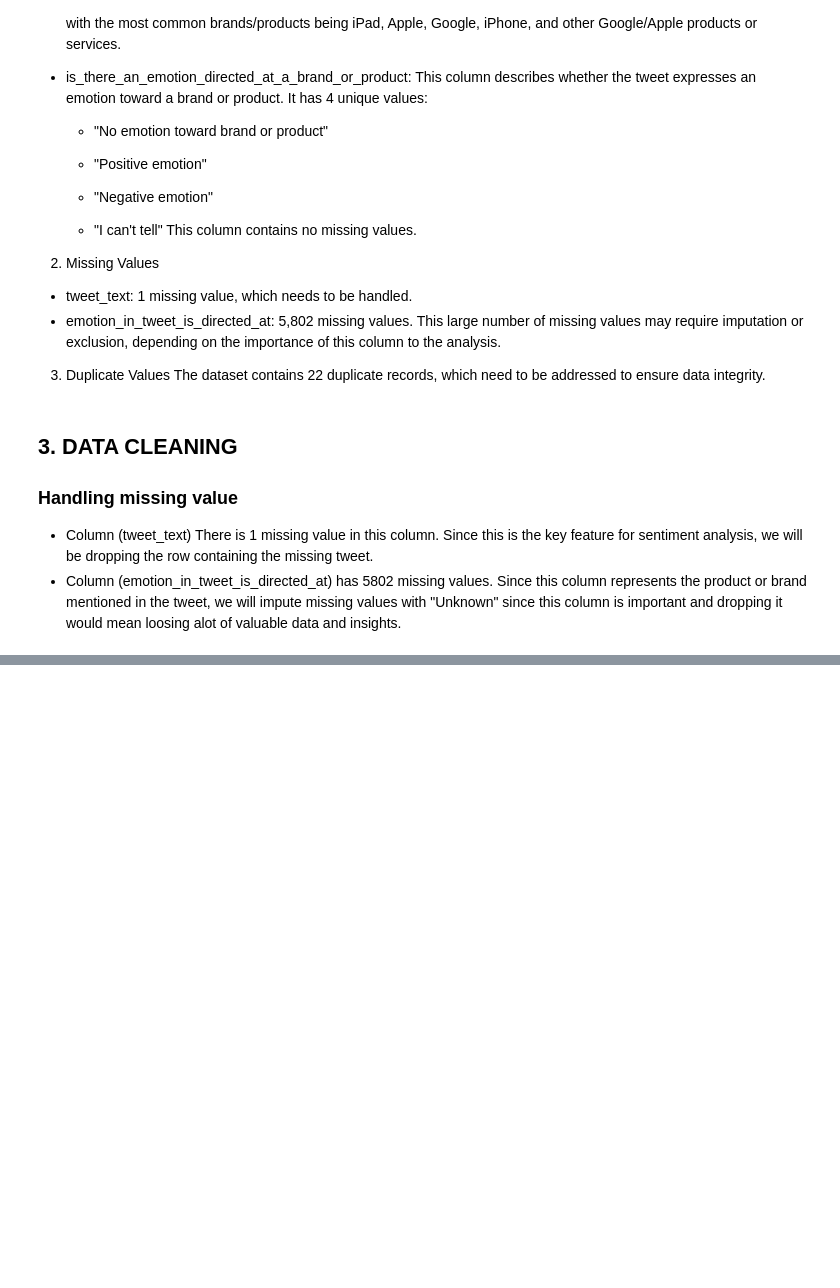
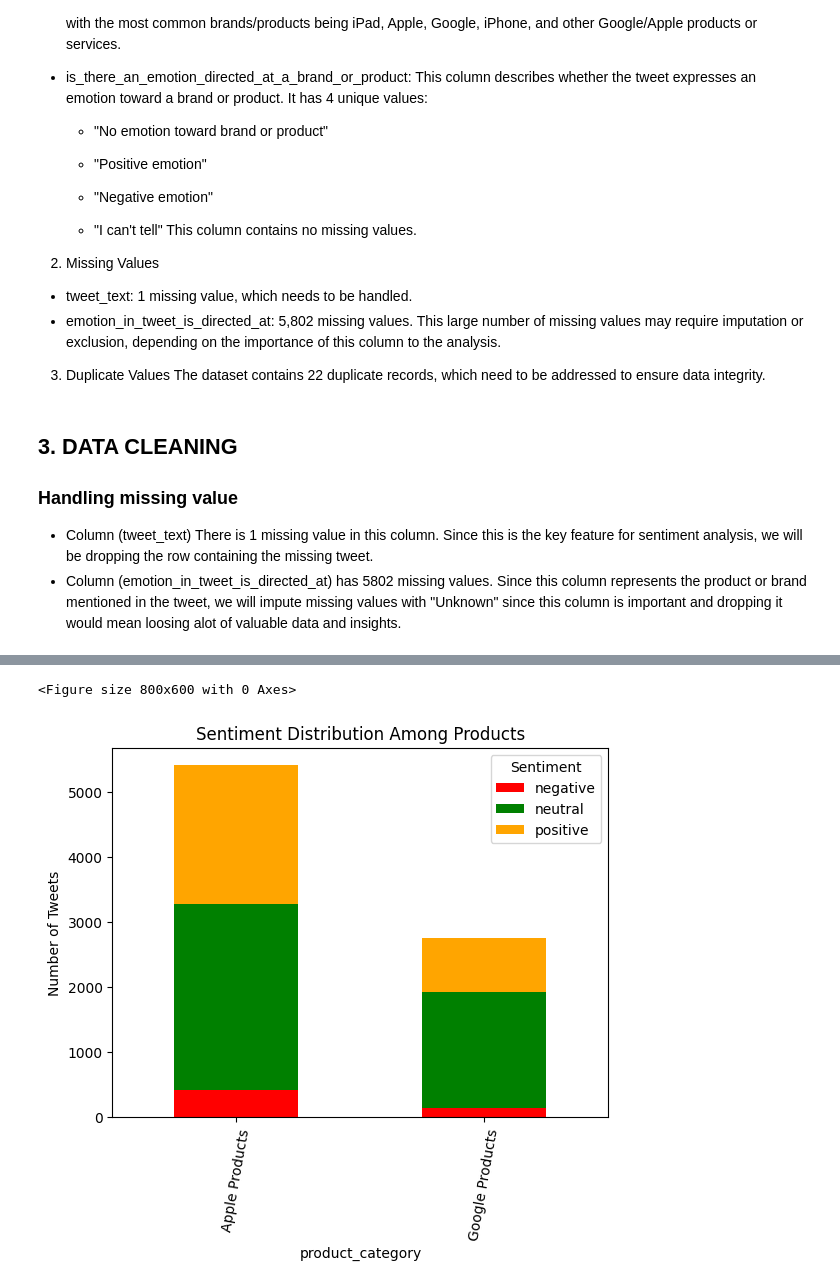
Before and after one commit to Kanyi254/sentiment-analysis, a Jupyter notebook: Untitled1.ipynb, the cells around one changed output, grey strips where cells are left out. Cells and saved outputs as stored; diff of their text form; code cells hidden in the pictures; blank space fills up the shorter version.

```diff
--- a/Untitled1.ipynb
+++ b/Untitled1.ipynb
@@ -229,0 +375,20 @@ data_cleaned = data.dropna(subset=['tweet_text'])
+# %%
+#Sentiment distribution for each product
+product_sentiment_counts = df.groupby('product_category')['sentiment'].value_counts().unstack().fillna(0)
+
+#plot
+plt.figure(figsize=(8, 6))
+
+# Plot the sentiment distribution for each product
+product_sentiment_counts.plot(kind='bar', stacked=True, color=['red', 'green', 'orange'])
+
+plt.title('Sentiment Distribution Among Products')
+plt.xlabel('product_category')
+plt.ylabel('Number of Tweets')
+plt.xticks(rotation=80)
+plt.legend(title='Sentiment', labels=product_sentiment_counts.columns)
+
+plt.show()
+# %% [output]
+<Figure size 800x600 with 0 Axes>
+[figure, added]
```
Also changed, not shown: parts of 60 cells of this notebook.
